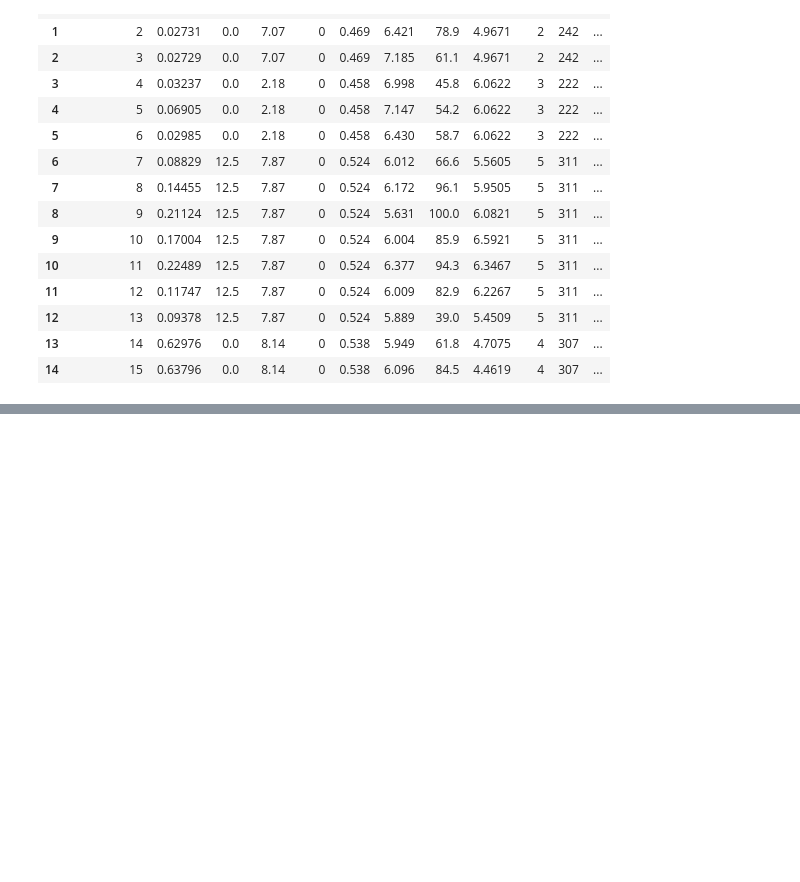
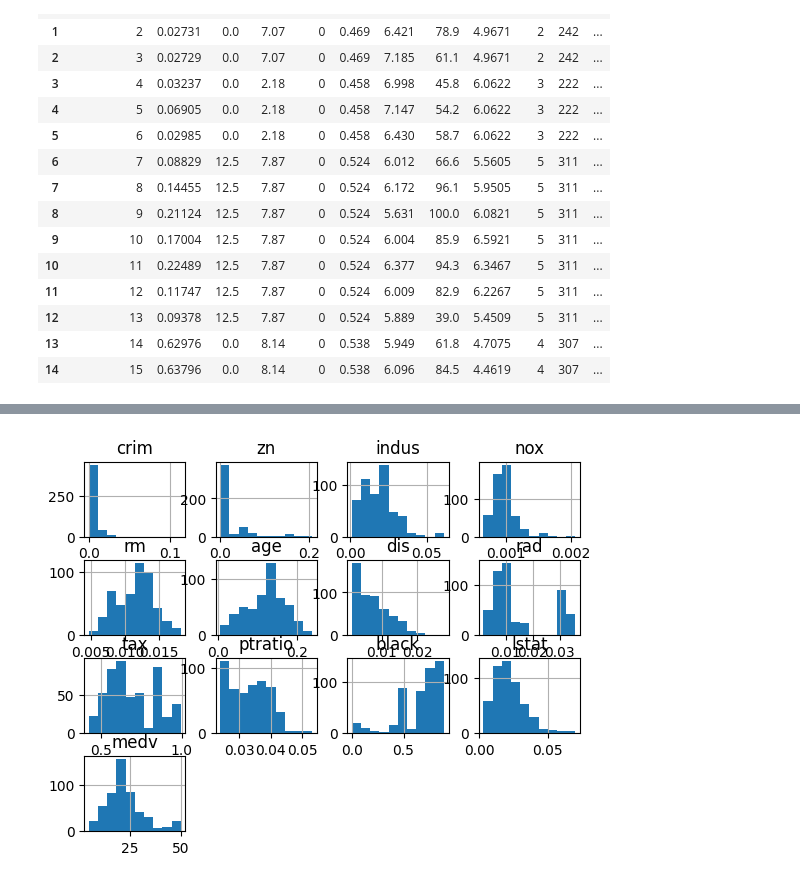
Before and after one commit to hoethan231/courses, a Jupyter notebook: CMPE_188/homework/homework1.ipynb, the cells around one changed output, grey strips where cells are left out. Cells and saved outputs as stored; diff of their text form; code cells hidden in the pictures; blank space fills up the shorter version.

```diff
--- a/CMPE_188/homework/homework1.ipynb
+++ b/CMPE_188/homework/homework1.ipynb
@@ -74,0 +97,10 @@ Y1.head()
+# %%
+#Normalization
+scalerN = Normalizer().fit(X1)
+data_norm = pd.DataFrame(scalerN.transform(X1), columns=X1.columns)
+data_norm['medv'] = Y1.values
+# %%
+data_norm.hist()
+plt.show()
+# %% [output]
+[figure, added]
```
Also changed, not shown: parts of 21 cells of this notebook.
